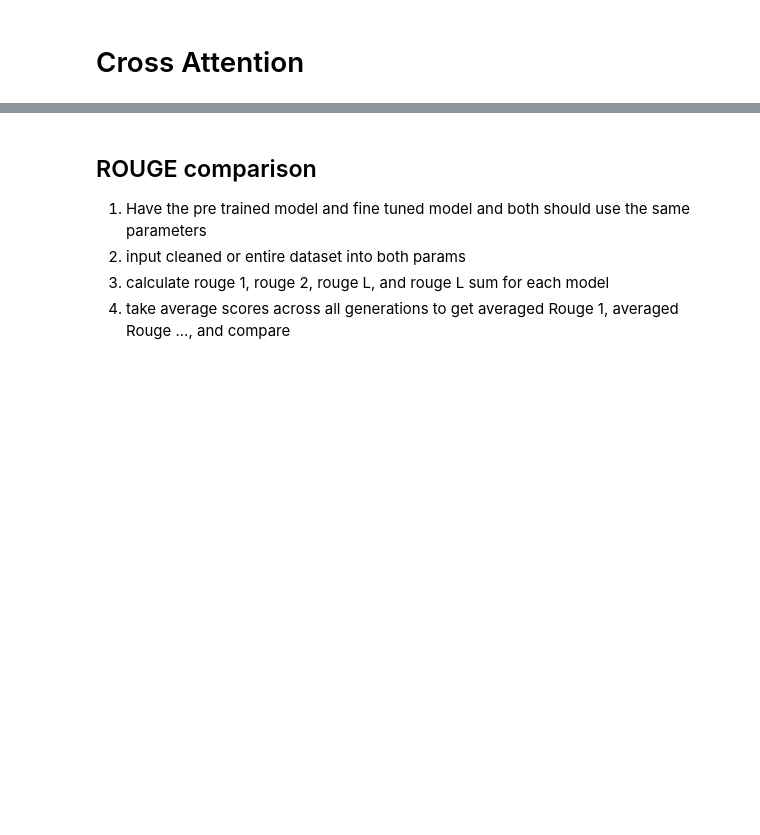
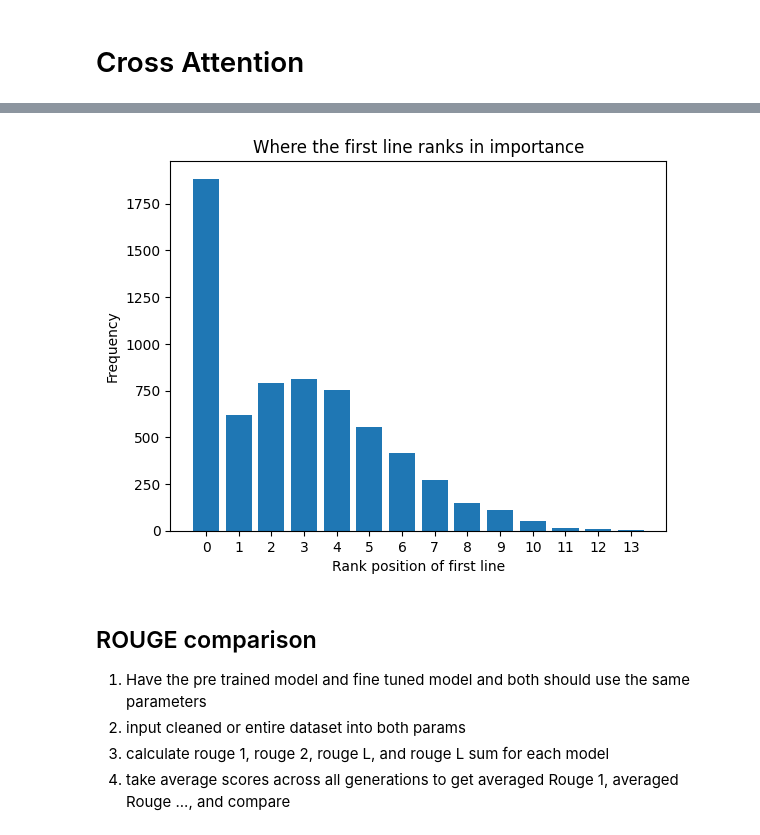
Before and after one commit to jalee29/CMPE-252-summary-project, a Jupyter notebook: BART.ipynb, the cells around one changed output, grey strips where cells are left out. Drawn from its saved outputs; the diff is of its cells as text; code cells hidden in the pictures; blank space fills up the shorter version.

```diff
--- a/BART.ipynb
+++ b/BART.ipynb
@@ -221,16 +272,17 @@ def get_token_score_pairs(article, model, tokenizer):
         max_length=1024
     ).to('cuda')
 
-    outputs = model(
-        **inputs,
-        output_attentions=True,
-        return_dict=True
-    )
+    with torch.no_grad():
+        outputs = model(
+            **inputs,
+            output_attentions=True,
+            return_dict=True
+        )
 
     cross_attentions = outputs.cross_attentions
-    last_layer = cross_attentions[-1]
-    avg_heads = last_layer.mean(dim=1)
-    token_importance = avg_heads.mean(dim=1)
+    last_layer = cross_attentions[-1] #get the last layer, most semantic value
+    avg_heads = last_layer.mean(dim=1) #average over all heads
+    token_importance = avg_heads.mean(dim=1) #average over all tokens
 
     input_ids = inputs["input_ids"][0]
     tokens = tokenizer.convert_ids_to_tokens(input_ids)
@@ -292,5 +344,5 @@ def rank_important_lines(token_scores, average_score = False):
 
     return ranked_lines
 # %%
-pairs = get_token_score_pairs(test_section['article'][2], model, tokenizer)
+pairs = get_token_score_pairs(test_section['article'][17], model, tokenizer)
 rank_important_lines(pairs, average_score= True)
@@ -334,3 +410,16 @@ plt.ylabel('Frequency')
 plt.title('Most important line on average')
 
 plt.show()
+# %%
+first_line_where = []
+
+for article in test_section['article']:
+    pairs = get_token_score_pairs(article, model, tokenizer)
+    lines = rank_important_lines(pairs, average_score=False)
+    for i, line in enumerate(lines):
+        if line[3] == 0:
+            first_line_where.append(i)
+# %%
+from collections import Counter
+
+freq = Counter(first_line_where)
@@ -337,3 +443,17 @@ plt.show()
+# %%
+x = list(freq.keys())
+y = list(freq.values())
+
+plt.bar(x, y)
+plt.xlabel("Rank position of first line")
+plt.ylabel("Frequency")
+plt.title("Where the first line ranks in importance")
+plt.xticks(range(min(x), max(x) + 1, 1))  # increment by 1
+
+plt.show()
+plt.show()
+# %% [output]
+[figure, added]
 # %% [markdown]
 ## ROUGE comparison
 
```
Also changed, not shown: parts of 21 cells of this notebook.
